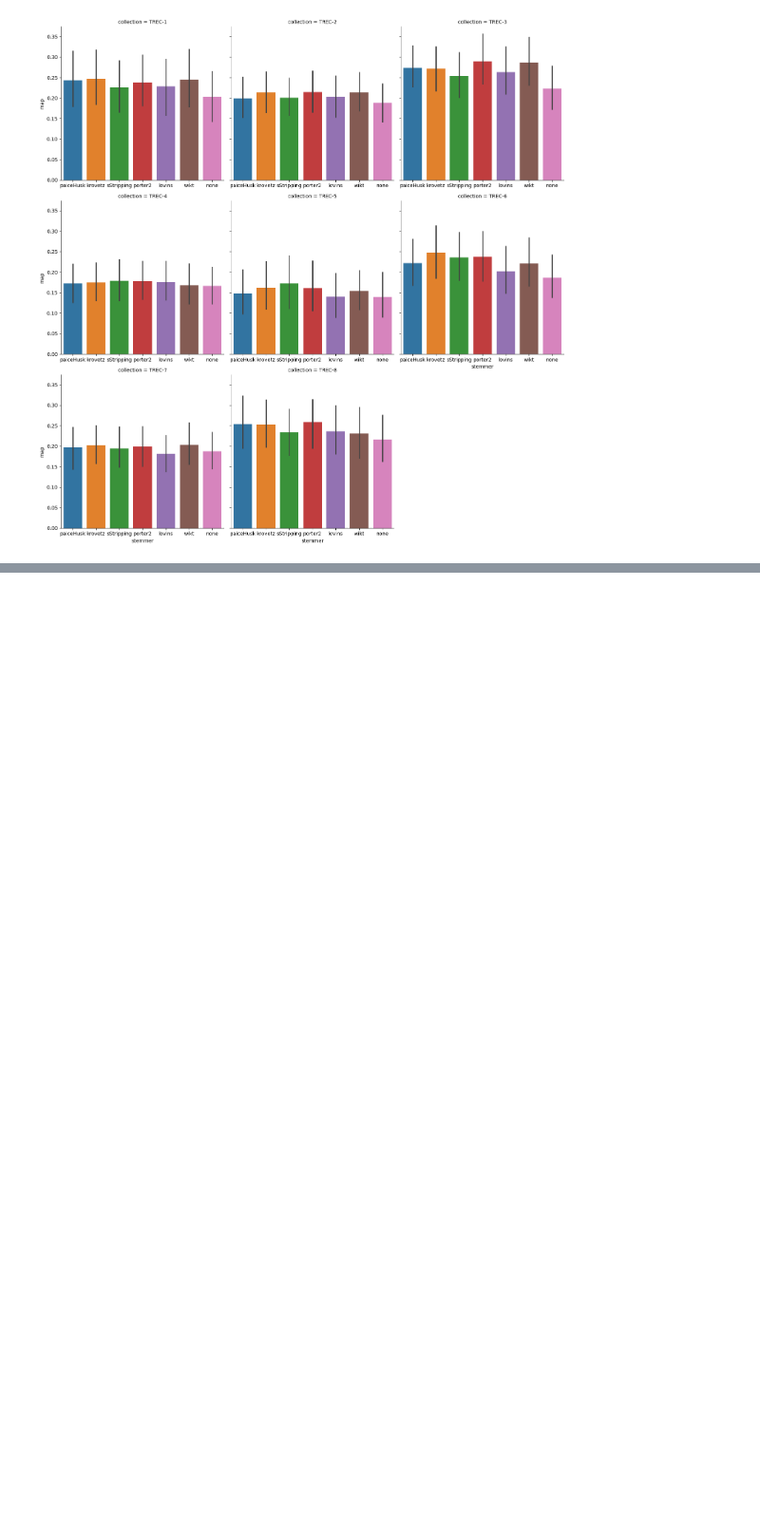
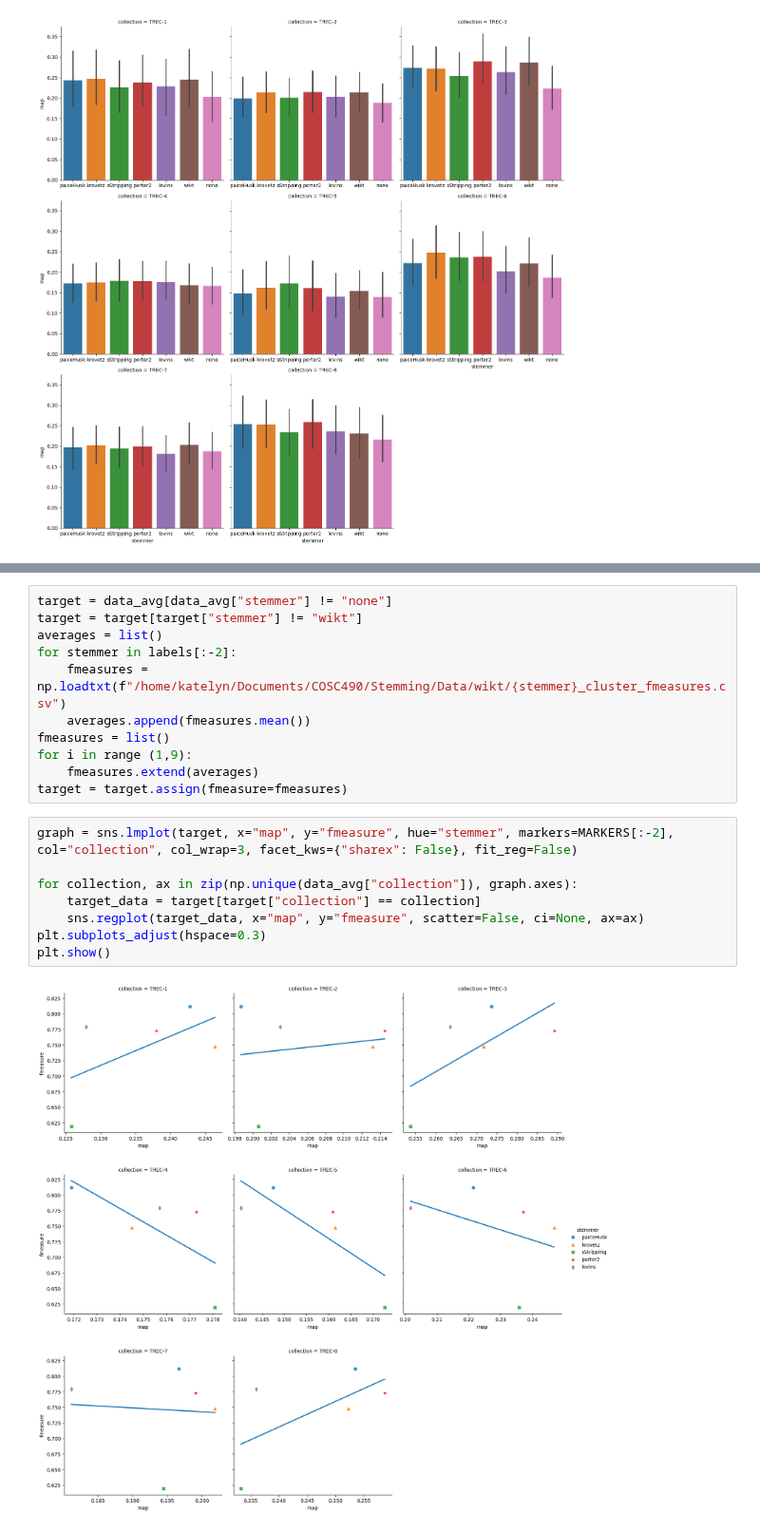
Before and after one commit to Axiomatic314/Stemming, a Jupyter notebook: TREC/TREC.ipynb, the cells around one changed output, grey strips where cells are left out. Shown at 95% size. Cells and saved outputs as stored; diff of their text form; blank space fills up the shorter version.

```diff
--- a/TREC/TREC.ipynb
+++ b/TREC/TREC.ipynb
@@ -108,0 +117,21 @@ plt.show()
+# %%
+target = data_avg[data_avg["stemmer"] != "none"]
+target = target[target["stemmer"] != "wikt"]
+averages = list()
+for stemmer in labels[:-2]:
+    fmeasures = np.loadtxt(f"/home/katelyn/Documents/COSC490/Stemming/Data/wikt/{stemmer}_cluster_fmeasures.csv")
+    averages.append(fmeasures.mean())
+fmeasures = list()
+for i in range (1,9):
+    fmeasures.extend(averages)
+target = target.assign(fmeasure=fmeasures)
+# %%
+graph = sns.lmplot(target, x="map", y="fmeasure", hue="stemmer", markers=MARKERS[:-2], col="collection", col_wrap=3, facet_kws={"sharex": False}, fit_reg=False)
+
+for collection, ax in zip(np.unique(data_avg["collection"]), graph.axes):
+    target_data = target[target["collection"] == collection]
+    sns.regplot(target_data, x="map", y="fmeasure", scatter=False, ci=None, ax=ax)
+plt.subplots_adjust(hspace=0.3)
+plt.show()
+# %% [output]
+[figure, added]
```
Also changed, not shown: parts of 2 cells of this notebook.
